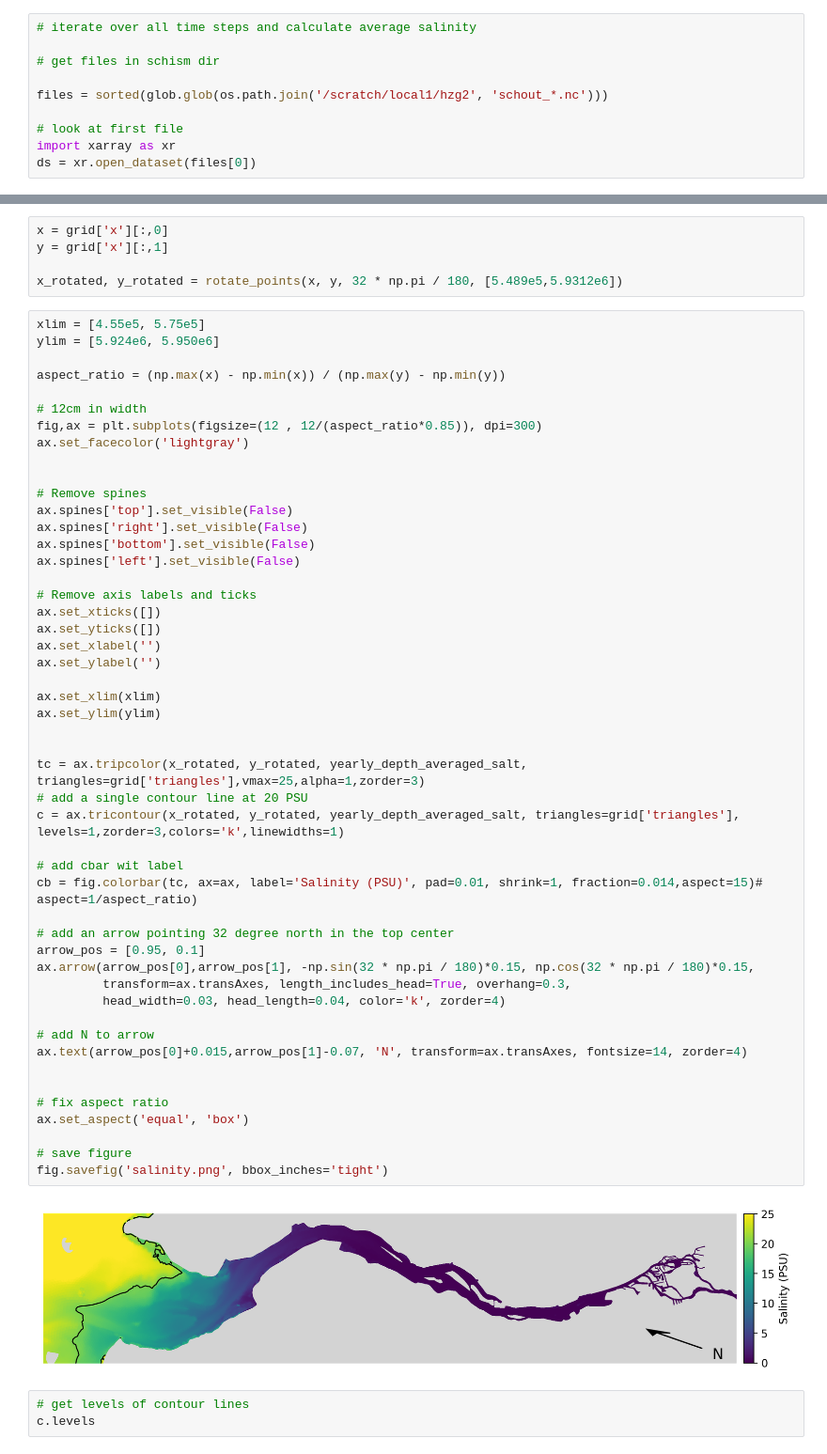
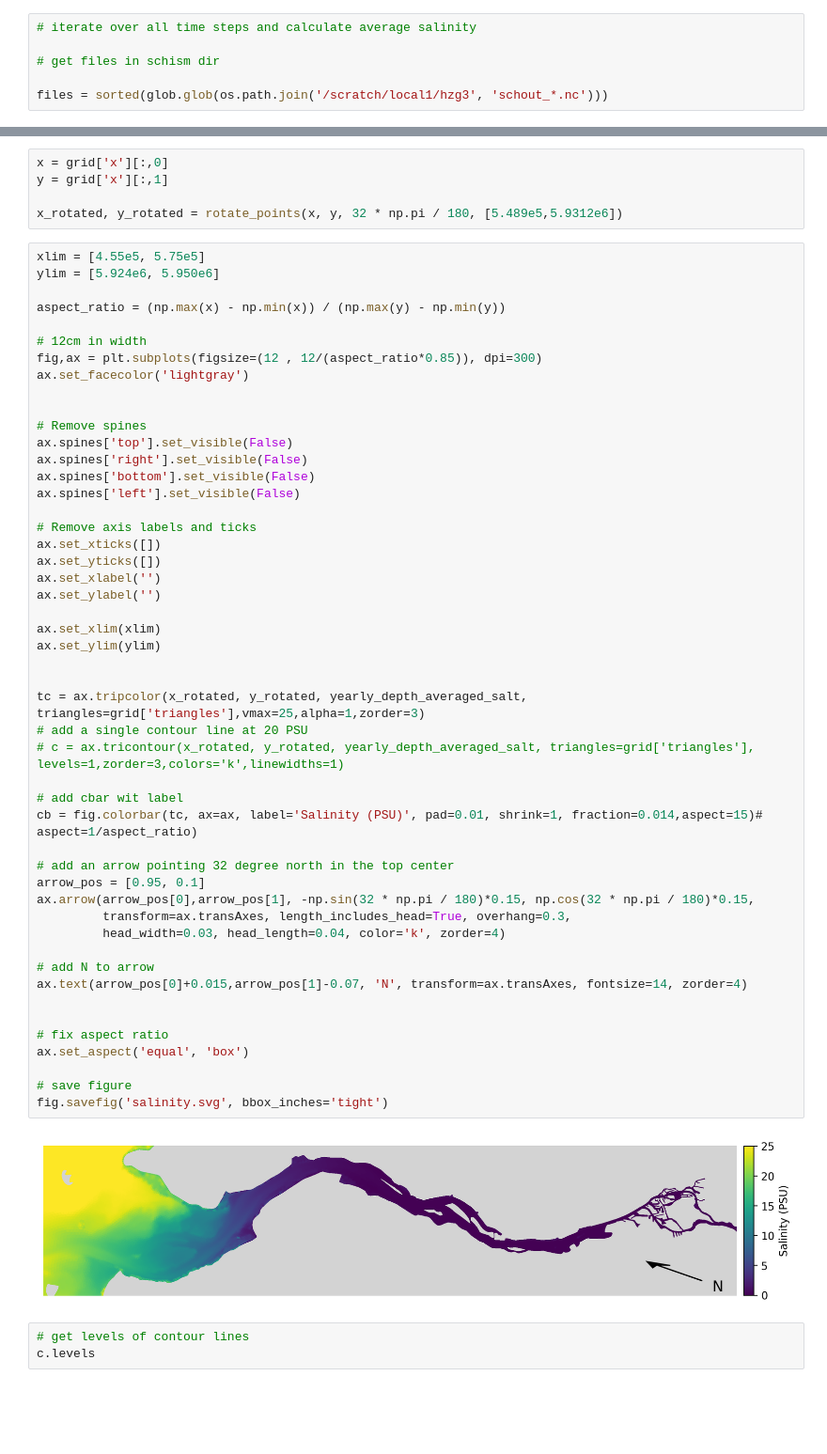
Before and after one commit to 465b/oceantracker, a Jupyter notebook: experiments/auxiliaries/plotting_average_salinity.ipynb, the cells around one changed output, grey strips where cells are left out. Shown at 94% size. Cells and saved outputs as stored; diff of their text form; blank space fills up the shorter version.

```diff
--- a/experiments/auxiliaries/plotting_average_salinity.ipynb
+++ b/experiments/auxiliaries/plotting_average_salinity.ipynb
@@ -17,8 +18,4 @@ grid = load_grid(path_to_dir)
 
 # get files in schism dir
 
-files = sorted(glob.glob(os.path.join('/scratch/local1/hzg2', 'schout_*.nc')))
-
-# look at first file
-import xarray as xr
-ds = xr.open_dataset(files[0])
+files = sorted(glob.glob(os.path.join('/scratch/local1/hzg3', 'schout_*.nc')))
@@ -118,36 +99,36 @@ ax.spines['left'].set_visible(False)
 ax.set_xticks([])
 ax.set_yticks([])
 ax.set_xlabel('')
 ax.set_ylabel('')
 
 ax.set_xlim(xlim)
 ax.set_ylim(ylim)
 
 
 tc = ax.tripcolor(x_rotated, y_rotated, yearly_depth_averaged_salt, triangles=grid['triangles'],vmax=25,alpha=1,zorder=3)
 # add a single contour line at 20 PSU
-c = ax.tricontour(x_rotated, y_rotated, yearly_depth_averaged_salt, triangles=grid['triangles'], levels=1,zorder=3,colors='k',linewidths=1)
+# c = ax.tricontour(x_rotated, y_rotated, yearly_depth_averaged_salt, triangles=grid['triangles'], levels=1,zorder=3,colors='k',linewidths=1)
 
 # add cbar wit label
 cb = fig.colorbar(tc, ax=ax, label='Salinity (PSU)', pad=0.01, shrink=1, fraction=0.014,aspect=15)# aspect=1/aspect_ratio)
 
 # add an arrow pointing 32 degree north in the top center
 arrow_pos = [0.95, 0.1]
 ax.arrow(arrow_pos[0],arrow_pos[1], -np.sin(32 * np.pi / 180)*0.15, np.cos(32 * np.pi / 180)*0.15,
          transform=ax.transAxes, length_includes_head=True, overhang=0.3,
          head_width=0.03, head_length=0.04, color='k', zorder=4)
 
 # add N to arrow
 ax.text(arrow_pos[0]+0.015,arrow_pos[1]-0.07, 'N', transform=ax.transAxes, fontsize=14, zorder=4)
 
 
 # fix aspect ratio
 ax.set_aspect('equal', 'box')
 
 # save figure
-fig.savefig('salinity.png', bbox_inches='tight')
+fig.savefig('salinity.svg', bbox_inches='tight')
 # %% [output]
-[figure, old version]
+[figure, new version]
 # %%
 # get levels of contour lines
 c.levels
```
Also changed, not shown: parts of 7 cells of this notebook, 12 other files.
